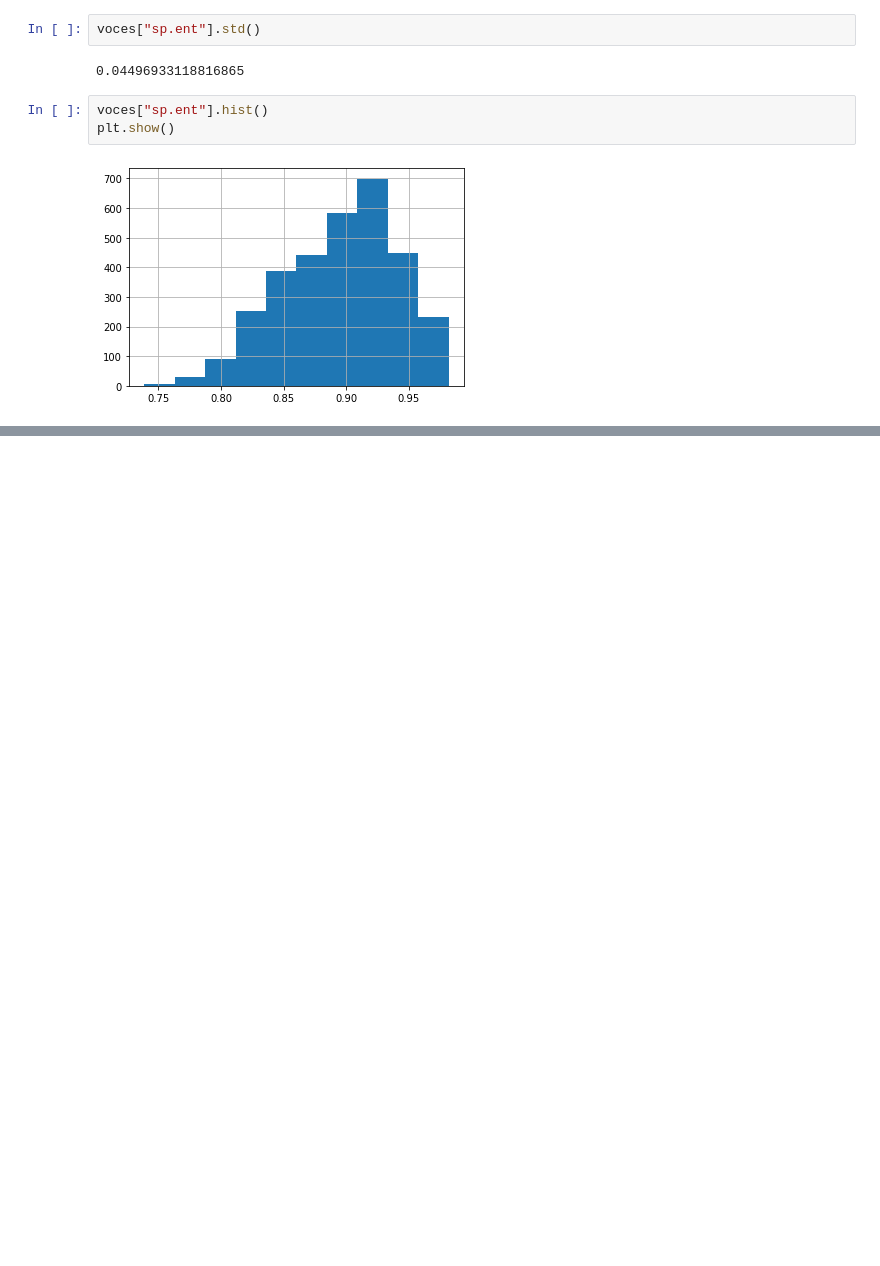
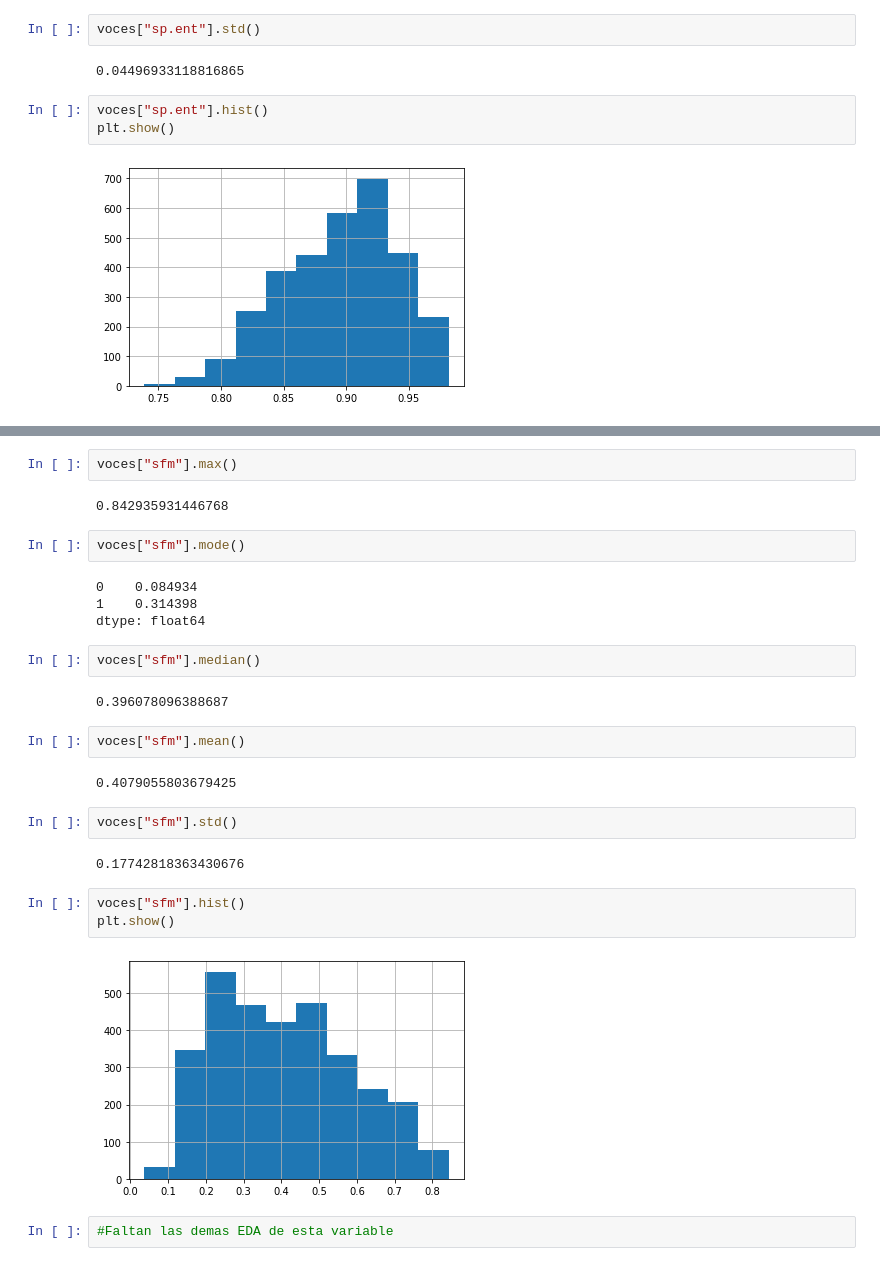
Before and after one commit to RoloCR87/Trabajo-Final-MAA, a Jupyter notebook: Avances_Grupo_03.ipynb, the cells around one changed output, grey strips where cells are left out. Drawn from its saved outputs; the diff is of its cells as text; blank space fills up the shorter version.

```diff
--- a/Avances_Grupo_03.ipynb
+++ b/Avances_Grupo_03.ipynb
@@ -638,0 +645,29 @@ plt.show()
+# %%
+voces["sfm"].max()
+# %% [output]
+0.842935931446768
+# %%
+voces["sfm"].mode()
+# %% [output]
+0    0.084934
+1    0.314398
+dtype: float64
+# %%
+voces["sfm"].median()
+# %% [output]
+0.396078096388687
+# %%
+voces["sfm"].mean()
+# %% [output]
+0.4079055803679425
+# %%
+voces["sfm"].std()
+# %% [output]
+0.17742818363430676
+# %%
+voces["sfm"].hist()
+plt.show()
+# %% [output]
+[figure, added]
+# %%
+#Faltan las demas EDA de esta variable
```
Also changed, not shown: parts of 2 cells of this notebook.
